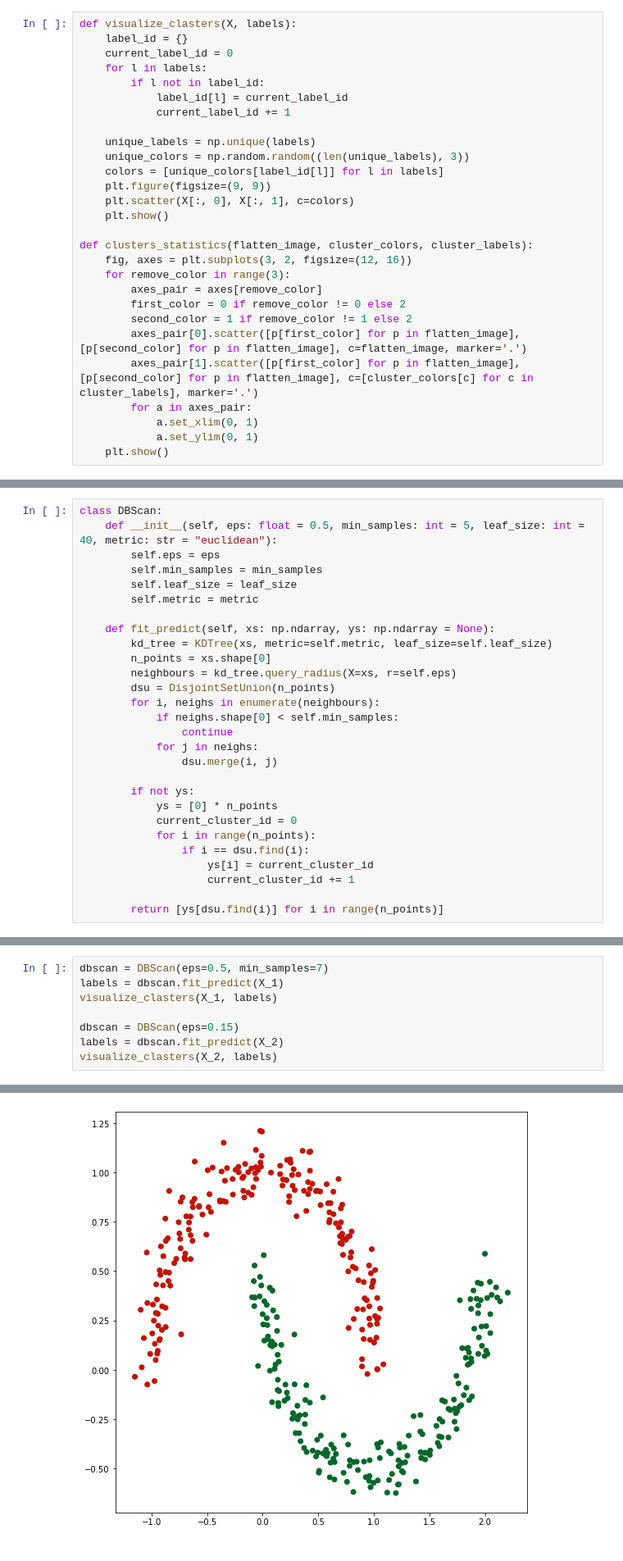
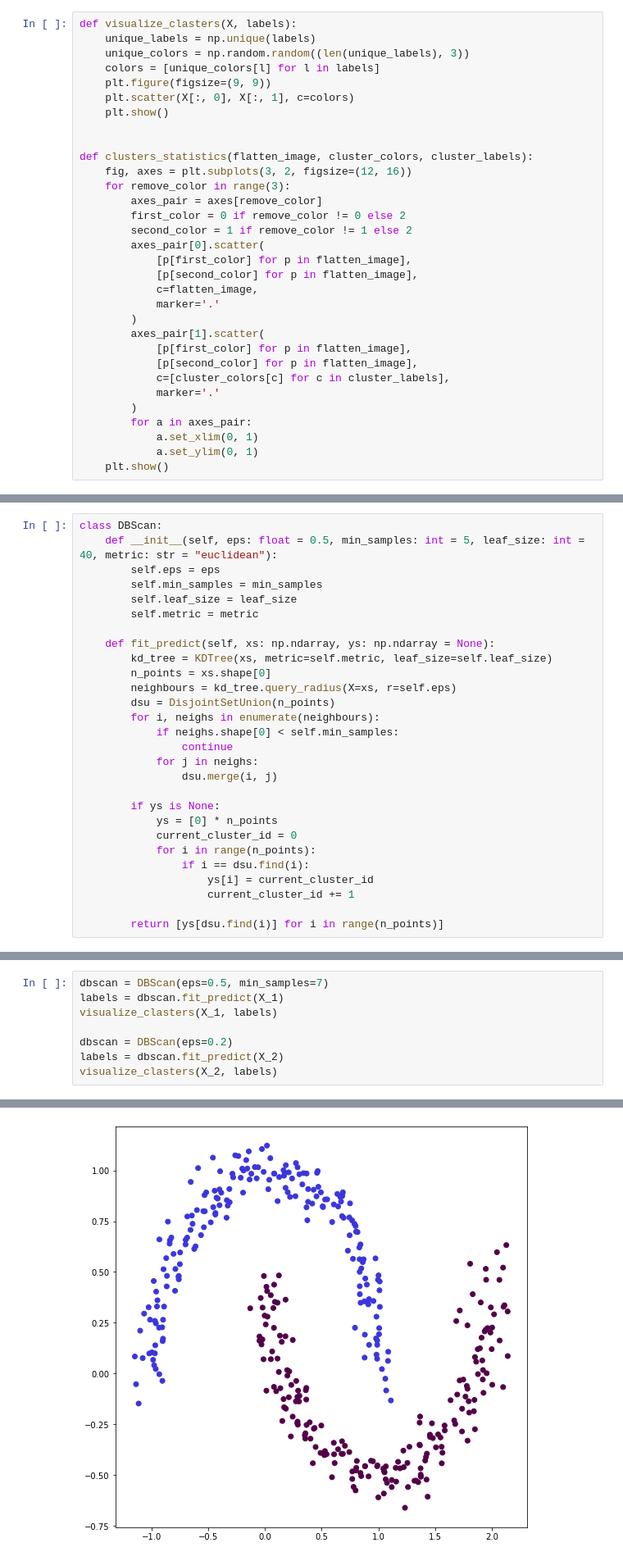
Before and after one commit to maximumSHOT-HSE/ML-HW, a Jupyter notebook: hw02/hw02_task.ipynb, the cells around one changed output, grey strips where cells are left out. Shown at 82% size. Drawn from its saved outputs; the diff is of its cells as text.

```diff
--- a/hw02/hw02_task.ipynb
+++ b/hw02/hw02_task.ipynb
@@ -20,19 +20,13 @@ from collections import deque
 import typing
 # %%
 def visualize_clasters(X, labels):
-    label_id = {}
-    current_label_id = 0
-    for l in labels:
-        if l not in label_id:
-            label_id[l] = current_label_id
-            current_label_id += 1
-
     unique_labels = np.unique(labels)
     unique_colors = np.random.random((len(unique_labels), 3))
-    colors = [unique_colors[label_id[l]] for l in labels]
+    colors = [unique_colors[l] for l in labels]
     plt.figure(figsize=(9, 9))
     plt.scatter(X[:, 0], X[:, 1], c=colors)
     plt.show()
+
 
 def clusters_statistics(flatten_image, cluster_colors, cluster_labels):
     fig, axes = plt.subplots(3, 2, figsize=(12, 16))
@@ -40,8 +34,18 @@ def clusters_statistics(flatten_image, cluster_colors, cluster_labels):
         axes_pair = axes[remove_color]
         first_color = 0 if remove_color != 0 else 2
         second_color = 1 if remove_color != 1 else 2
-        axes_pair[0].scatter([p[first_color] for p in flatten_image], [p[second_color] for p in flatten_image], c=flatten_image, marker='.')
-        axes_pair[1].scatter([p[first_color] for p in flatten_image], [p[second_color] for p in flatten_image], c=[cluster_colors[c] for c in cluster_labels], marker='.')
+        axes_pair[0].scatter(
+            [p[first_color] for p in flatten_image],
+            [p[second_color] for p in flatten_image],
+            c=flatten_image,
+            marker='.'
+        )
+        axes_pair[1].scatter(
+            [p[first_color] for p in flatten_image],
+            [p[second_color] for p in flatten_image],
+            c=[cluster_colors[c] for c in cluster_labels],
+            marker='.'
+        )
         for a in axes_pair:
             a.set_xlim(0, 1)
             a.set_ylim(0, 1)
@@ -238,7 +253,7 @@ class DBScan:
             for j in neighs:
                 dsu.merge(i, j)
 
-        if not ys:
+        if ys is None:
             ys = [0] * n_points
             current_cluster_id = 0
             for i in range(n_points):
@@ -256,7 +271,7 @@ dbscan = DBScan(eps=0.5, min_samples=7)
 labels = dbscan.fit_predict(X_1)
 visualize_clasters(X_1, labels)
 
-dbscan = DBScan(eps=0.15)
+dbscan = DBScan(eps=0.2)
 labels = dbscan.fit_predict(X_2)
 visualize_clasters(X_2, labels)
 # %% [output]
@@ -264,4 +279,4 @@ visualize_clasters(X_2, labels)
-[figure, old version]
+[figure, new version]
 # %% [markdown]
 ### `manhattan`
 # %%
```
Also changed, not shown: parts of 20 cells of this notebook, 2 other files.
